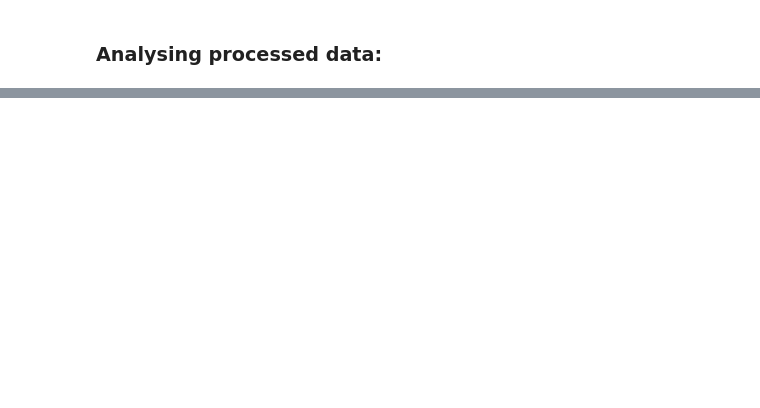
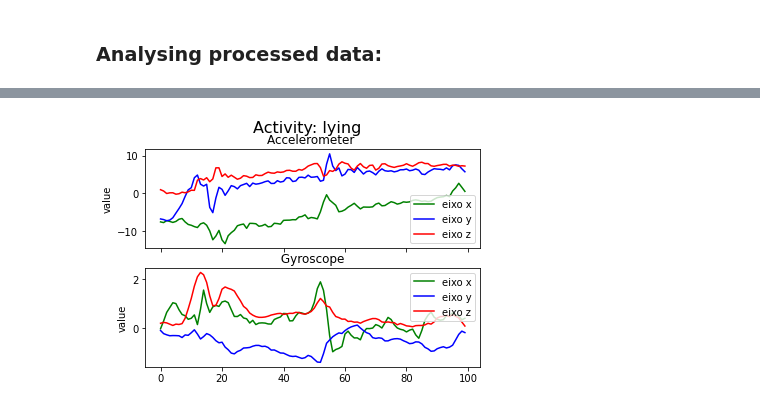
Before and after one commit to gcramerb/TransferLearning-Sensors, a Jupyter notebook: experiments/analysis/rawDataAnalysis.ipynb, the cells around one changed output, grey strips where cells are left out. Drawn from its saved outputs; the diff is of its cells as text; code cells hidden in the pictures; blank space fills up the shorter version.

```diff
--- a/experiments/analysis/rawDataAnalysis.ipynb
+++ b/experiments/analysis/rawDataAnalysis.ipynb
@@ -62,10 +79,11 @@ plot_sensor(x_act[sample][None,:,:],idx2Name[act_idx])
 # %%
 #filter some activity:
 %matplotlib inline
-act_idx = 0
 x_act = x[np.where(y==act_idx)[0]]
-sample = 0
+sample = 10
 plot_sensor(x_act[sample][None,:,:],idx2Name[act_idx])
+# %% [output]
+[figure, added]
 # %%
 #filter some activity:
 %matplotlib inline
```
Also changed, not shown: parts of 6 cells of this notebook, 6 other files.
